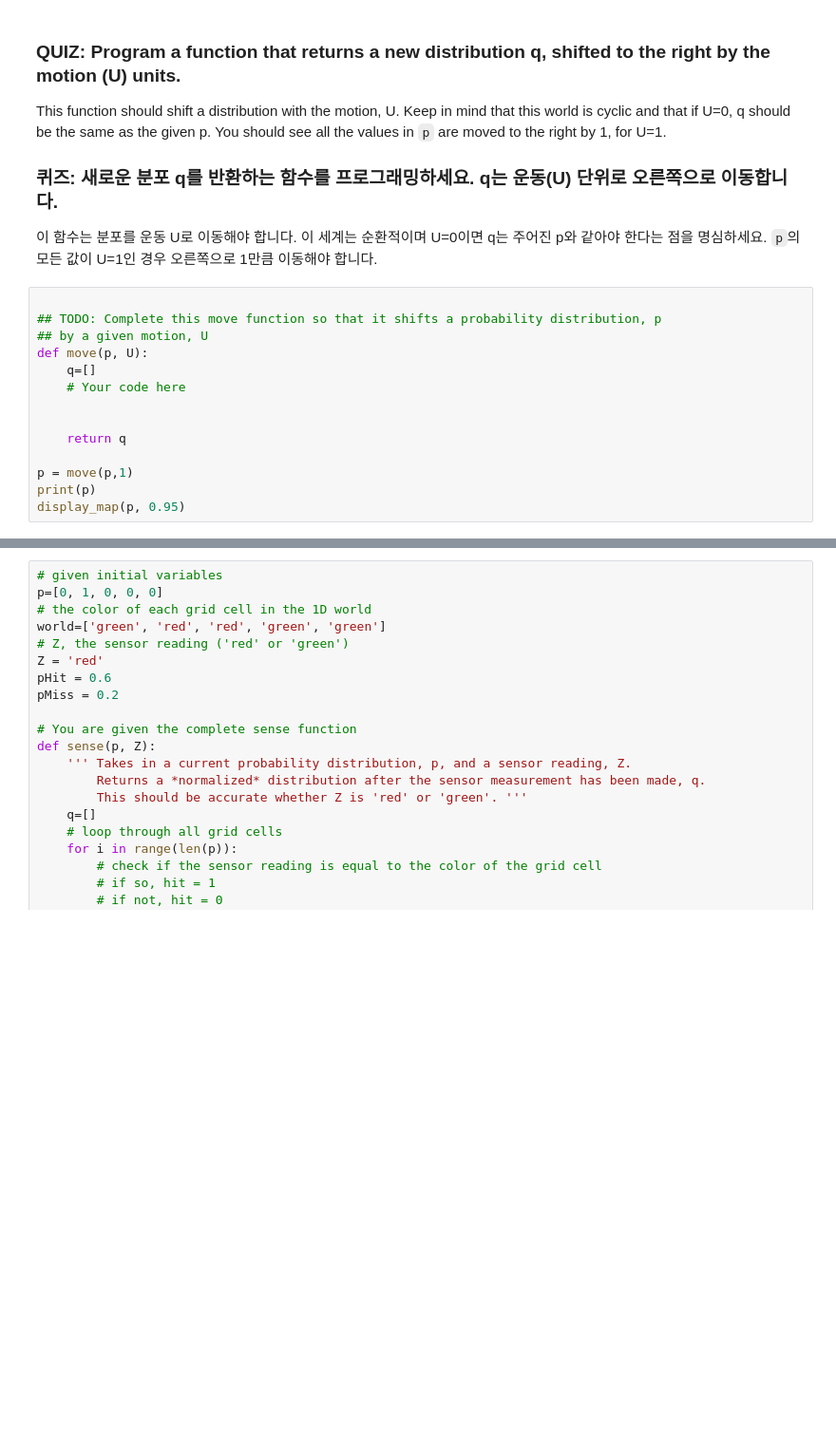
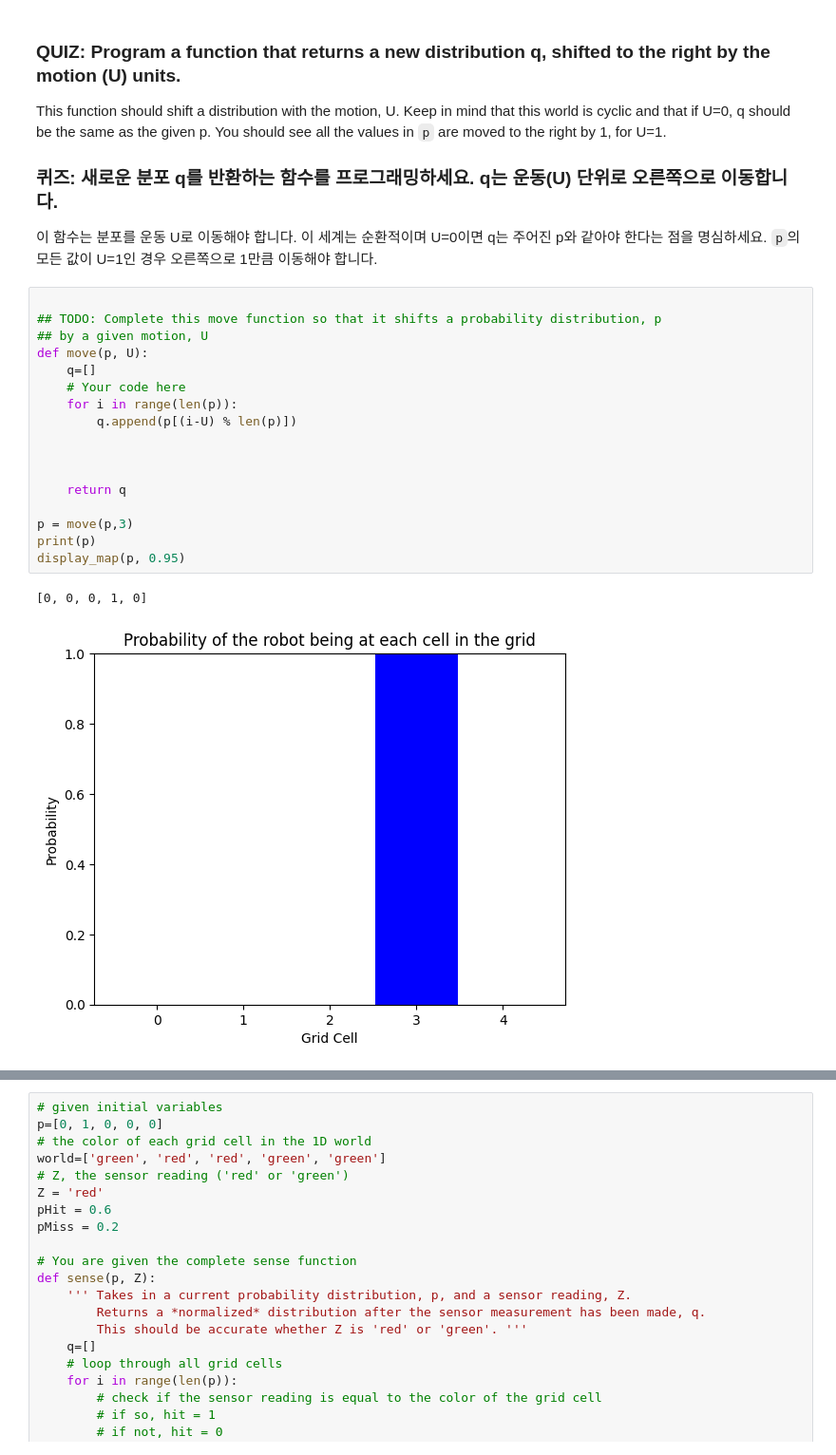
Before and after one commit to aaronkr-classroom/5-localization-zzammin22, a Jupyter notebook: 1. 1D Robot World, exercise.ipynb, the cells around one changed output, grey strips where cells are left out. Shown at 95% size. Drawn from its saved outputs; the diff is of its cells as text; blank space fills up the shorter version.

```diff
--- a/1. 1D Robot World, exercise.ipynb
+++ b/1. 1D Robot World, exercise.ipynb
@@ -460,17 +487,23 @@ This function should shift a distribution with the motion, U. Keep in mind that
 # %%
 
 ## TODO: Complete this move function so that it shifts a probability distribution, p
 ## by a given motion, U
 def move(p, U):
     q=[]
     # Your code here
+    for i in range(len(p)):
+        q.append(p[(i-U) % len(p)])
+
 
 
     return q
 
-p = move(p,1)
+p = move(p,3)
 print(p)
 display_map(p, 0.95)
+# %% [output]
+[0, 0, 0, 1, 0]
+[figure, added]
 # %% [markdown]
 # Inexact Move Function
 
```
Also changed, not shown: parts of 12 cells of this notebook, 1 other file.
